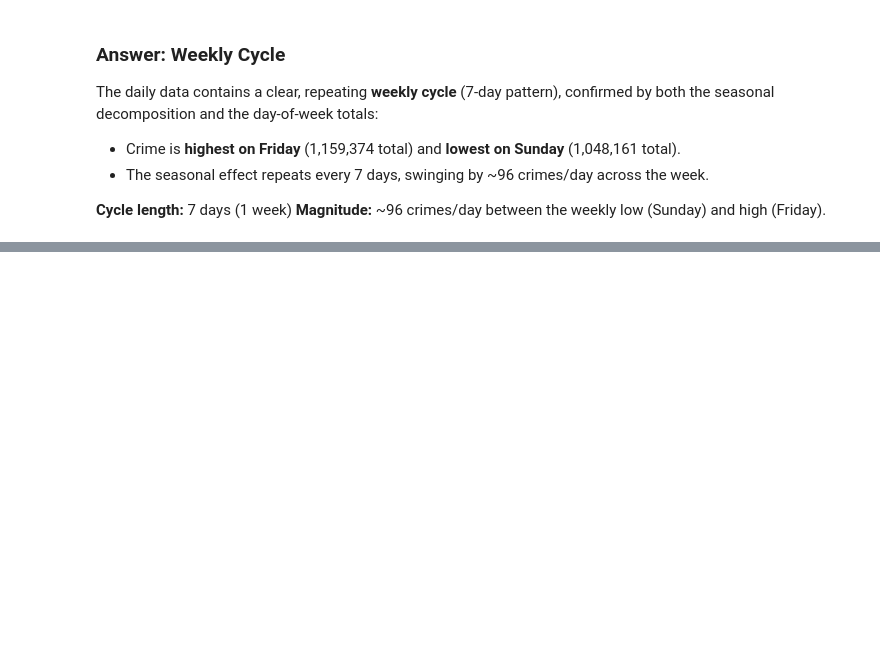
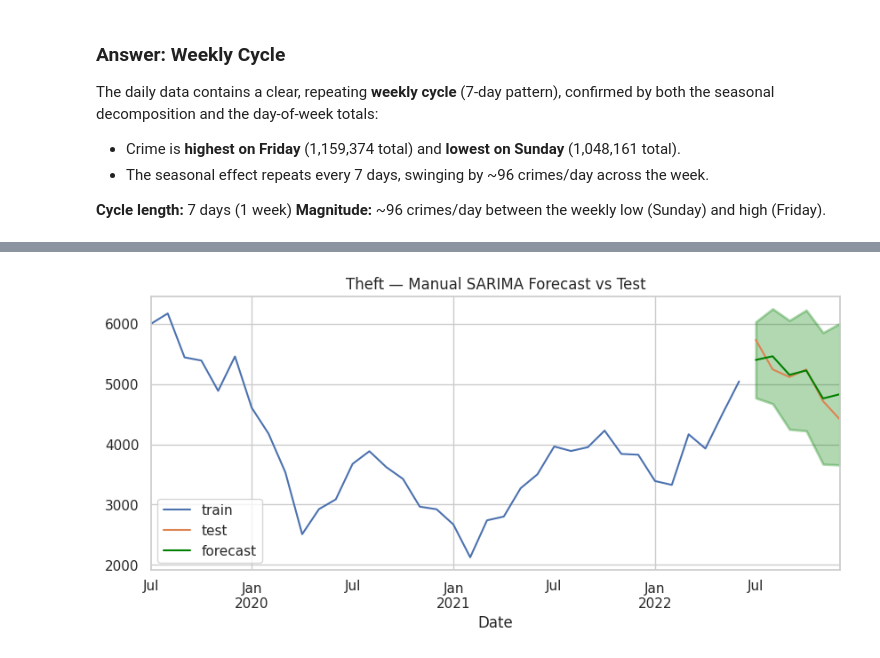
Before and after one commit to Hala-sala7/chicago-crime-analysis, a Jupyter notebook: Project3.ipynb, the cells around one changed output, grey strips where cells are left out. Saved outputs shown, nothing was run; the diff lists cells and outputs as text; code cells hidden in the pictures; blank space fills up the shorter version.

```diff
--- a/Project3.ipynb
+++ b/Project3.ipynb
@@ -583,0 +888,6 @@ confirmed by both the seasonal decomposition and the day-of-week totals:
+# %%
+train = theft.iloc[:-6]
+test  = theft.iloc[-6:]
+
+print("Train:", train.index.min().date(), "→", train.index.max().date(), "| n =", len(train))
+print("Test :", test.index.min().date(),  "→", test.index.max().date(),  "| n =", len(test))
@@ -583,0 +901,5 @@ confirmed by both the seasonal decomposition and the day-of-week totals:
+# %%
+from statsmodels.tsa.statespace.sarimax import SARIMAX
+
+manual_model = SARIMAX(train, order=(1, 1, 1), seasonal_order=(1, 1, 1, 12)).fit(disp=False)
+manual_model.summary()
@@ -583,0 +938,10 @@ confirmed by both the seasonal decomposition and the day-of-week totals:
+# %%
+# Forecast the same length as the test set
+forecast = manual_model.get_forecast(steps=len(test))
+forecast_df = forecast.summary_frame()   # has: mean, mean_ci_lower, mean_ci_upper
+
+plot_forecast(train, test, forecast_df, n_train_lags=36,
+              title='Theft — Manual SARIMA Forecast vs Test')
+plt.show()
+# %% [output]
+[figure, added]
```
Also changed, not shown: parts of 85 cells of this notebook.
